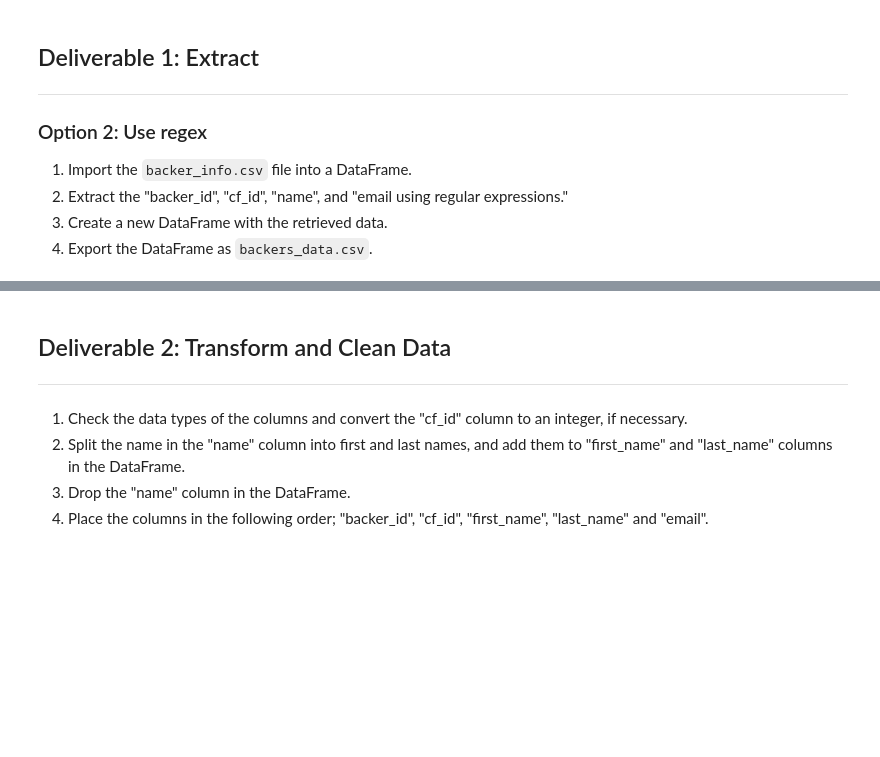
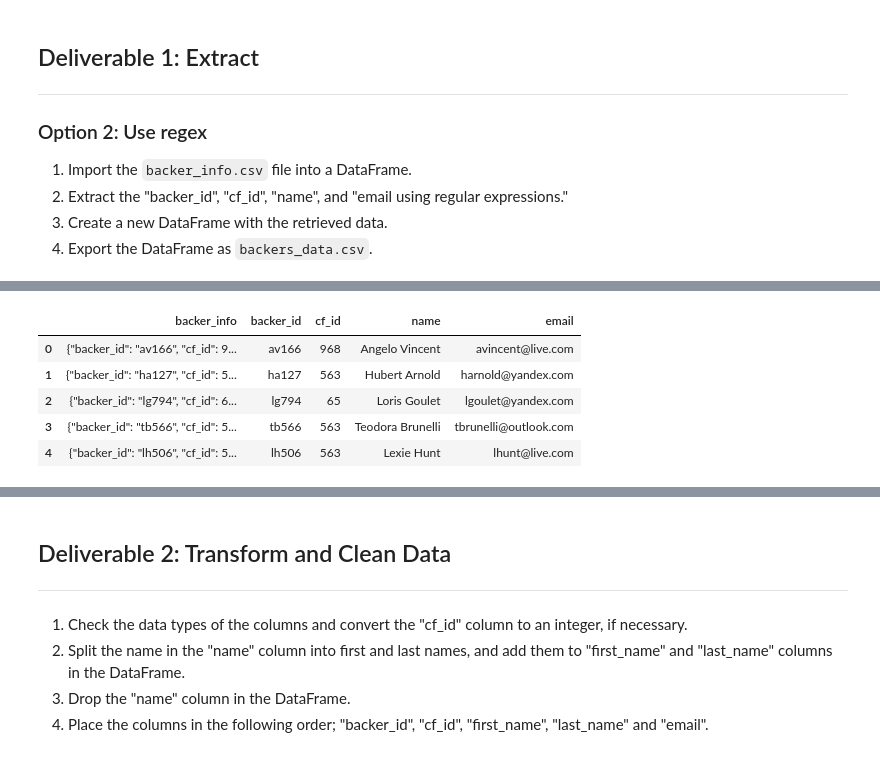
Before and after one commit to MilosPopov007/Crowdfunding-ETL, a Jupyter notebook: Extract-Transform_final_code.ipynb.ipynb, the cells around one changed output, grey strips where cells are left out. Cells and saved outputs as stored; diff of their text form; code cells hidden in the pictures; blank space fills up the shorter version.

```diff
--- a/Extract-Transform_final_code.ipynb.ipynb
+++ b/Extract-Transform_final_code.ipynb.ipynb
@@ -75,3 +75,7 @@ backers_df.to_csv("Crowdfunding-ETL/backers_data.csv",encoding='utf8', index=Fal
 # %%
 # Get the backers_info from the crowdfunding_info sheet.
 pd.set_option('max_colwidth', 400)
+
+backers_data = os.path.join("Crowdfunding-ETL", "backer_info.csv")
+backers_df = pd.read_csv(backers_data)
+backers_df.head()
@@ -78,3 +89,5 @@ pd.set_option('max_colwidth', 400)
 # %%
 # Extract the alpha-numeric "backer_id" from the backer_info column using a regex expression
 # and add it as a new column called "backer_id".
+backers_df['backer_id'] = backers_df['backer_info'].str.extract(r'([a-z]+\d{3})')
+backers_df.head()
@@ -81,3 +101,5 @@ pd.set_option('max_colwidth', 400)
 # %%
 # Extract the two to four-digit "cf_id" number from the backer_info column.
 # and add it as a new column called "cf_id".
+backers_df['cf_id'] = backers_df['backer_info'].str.extract(r'\s(\d+\d)')
+backers_df.head()
@@ -84,2 +113,4 @@ pd.set_option('max_colwidth', 400)
 # %%
 # Extract the name from the backer_info column and add it as a new column called "name".
+backers_df['name'] = backers_df['backer_info'].str.extract(r'([a-zA-Z]+\s+[a-zA-Z]+)')
+backers_df.head()
@@ -86,4 +124,13 @@ pd.set_option('max_colwidth', 400)
 # %%
 # Extract the email from the backer_info column and add it as a new column called "email".
+backers_df['email'] = backers_df['backer_info'].str.extract(r'"(\S+@\S+)"}')
+backers_df.head()
+# %% [output]
+|  | backer_info | backer_id | cf_id | name | email |
+| 0 | {"backer_id": "av166", "cf_id": 9... | av166 | 968 | Angelo Vincent | avincent@live.com |
+| 1 | {"backer_id": "ha127", "cf_id": 5... | ha127 | 563 | Hubert Arnold | harnold@yandex.com |
+| 2 | {"backer_id": "lg794", "cf_id": 6... | lg794 | 65 | Loris Goulet | lgoulet@yandex.com |
+| 3 | {"backer_id": "tb566", "cf_id": 5... | tb566 | 563 | Teodora Brunelli | tbrunelli@outlook.com |
+| 4 | {"backer_id": "lh506", "cf_id": 5... | lh506 | 563 | Lexie Hunt | lhunt@live.com |
 # %%
 # Create a new DataFrame with the appropriate columns.
```
Also changed, not shown: parts of 6 cells of this notebook.
